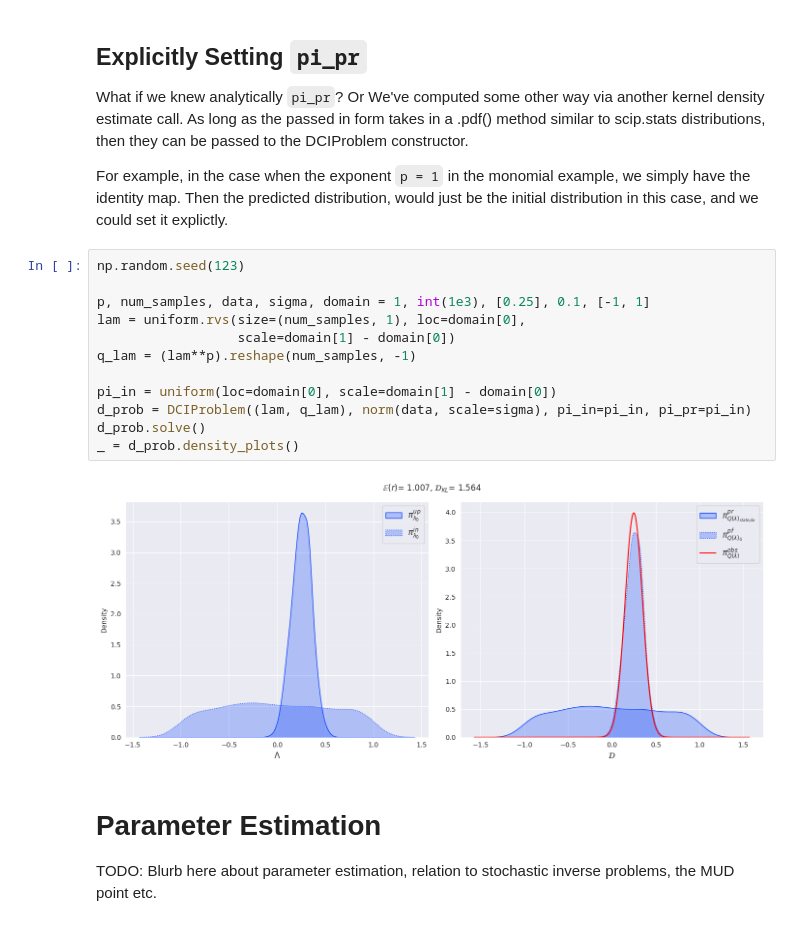
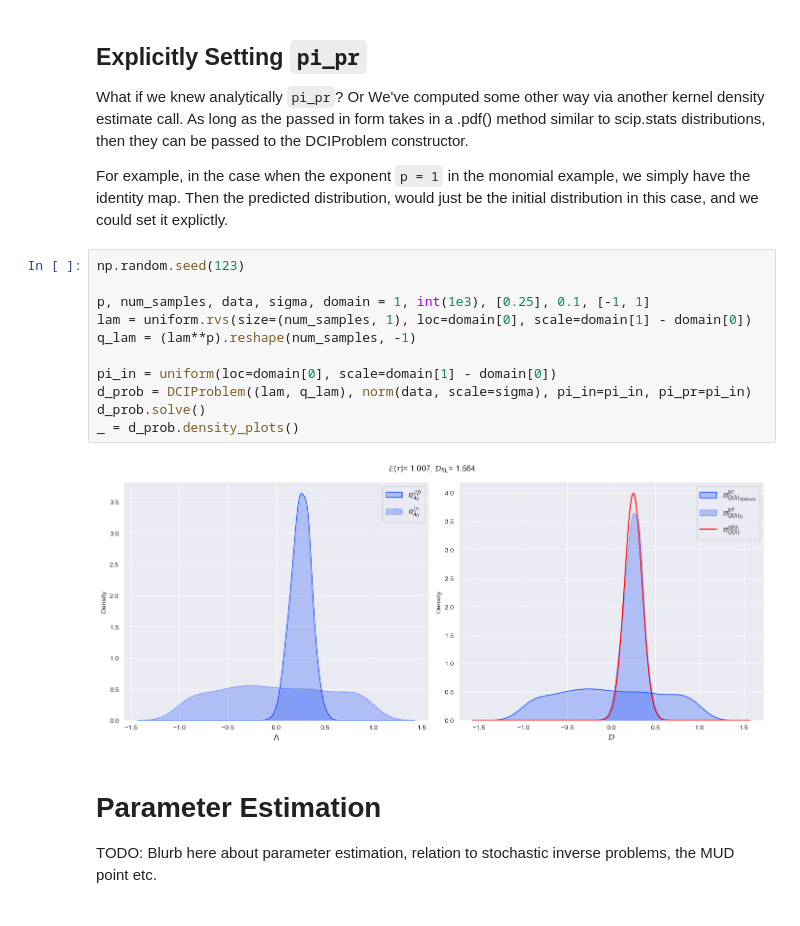
Before and after one commit to UT-CHG/pyDCI, a Jupyter notebook: notebooks/DCIProblem.ipynb, the cells around one changed output. Cells and saved outputs as stored; diff of their text form.

```diff
--- a/notebooks/DCIProblem.ipynb
+++ b/notebooks/DCIProblem.ipynb
@@ -164,17 +182,16 @@ Then the predicted distribution, would just be the initial distribution in this
 # %%
 np.random.seed(123)
 
 p, num_samples, data, sigma, domain = 1, int(1e3), [0.25], 0.1, [-1, 1]
-lam = uniform.rvs(size=(num_samples, 1), loc=domain[0],
-                  scale=domain[1] - domain[0])
+lam = uniform.rvs(size=(num_samples, 1), loc=domain[0], scale=domain[1] - domain[0])
 q_lam = (lam**p).reshape(num_samples, -1)
 
 pi_in = uniform(loc=domain[0], scale=domain[1] - domain[0])
 d_prob = DCIProblem((lam, q_lam), norm(data, scale=sigma), pi_in=pi_in, pi_pr=pi_in)
 d_prob.solve()
 _ = d_prob.density_plots()
 # %% [output]
-[figure, old version]
+[figure, new version]
 # %% [markdown]
 # Parameter Estimation
 
```
Also changed, not shown: parts of 18 cells of this notebook, 20 other files.
